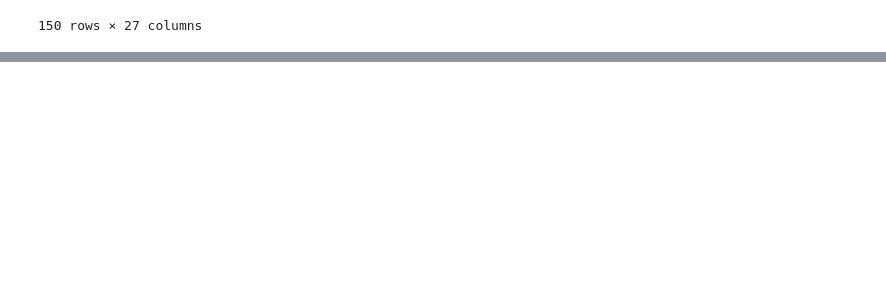
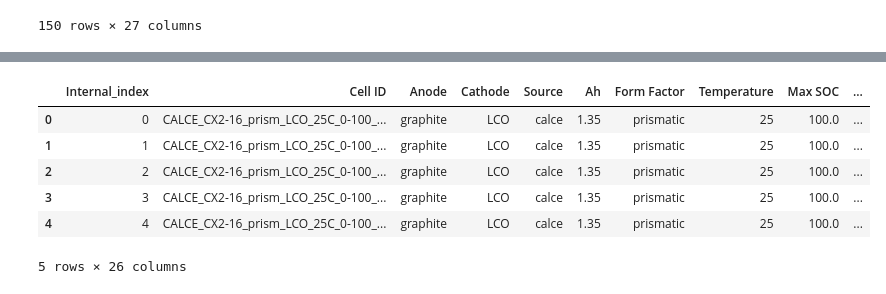
Before and after one commit to iociveteres/ML-project, a Jupyter notebook: merge_notebook.ipynb, the cells around one changed output, grey strips where cells are left out. Cells and saved outputs as stored; diff of their text form; code cells hidden in the pictures; blank space fills up the shorter version.

```diff
--- a/merge_notebook.ipynb
+++ b/merge_notebook.ipynb
@@ -60,3 +60,10 @@ result_dataframe.tail(150)
 | 15924 | UL-PUR_R20-OV1_18650_NCA_23C_2.5-... | graphite | NCA | UL-PUR | 3.4 | 18650 | 23 | 96.5 | 2.5 | ... |
 | 15925 | UL-PUR_R20-OV1_18650_NCA_23C_2.5-... | graphite | NCA | UL-PUR | 3.4 | 18650 | 23 | 96.5 | 2.5 | ... |
 150 rows × 27 columns
+# %%
+result_dataframe = result_dataframe.rename(columns={'Temperature (C)':'Temperature', 'Charge Rate (C)':'Charge_rate', 'Discharge Rate (C)':'Discharge_rate'})
+# %%
+result_dataframe = result_dataframe.drop('Unnamed: 0', axis=1)
+# %%
+cols = result_dataframe.columns.tolist()
+cols
@@ -62,0 +88,4 @@ result_dataframe.tail(150)
+# %%
+cols.remove('Internal_index')
+cols.insert(0, 'Internal_index')
+cols
@@ -63,2 +110,13 @@ result_dataframe.tail(150)
+# %%
+result_dataframe = result_dataframe[cols]
+result_dataframe.head(5)
+# %% [output]
+|  | Internal_index | Cell ID | Anode | Cathode | Source | Ah | Form Factor | Temperature | Max SOC | ... |
+| 0 | 0 | CALCE_CX2-16_prism_LCO_25C_0-100_... | graphite | LCO | calce | 1.35 | prismatic | 25 | 100.0 | ... |
+| 1 | 1 | CALCE_CX2-16_prism_LCO_25C_0-100_... | graphite | LCO | calce | 1.35 | prismatic | 25 | 100.0 | ... |
+| 2 | 2 | CALCE_CX2-16_prism_LCO_25C_0-100_... | graphite | LCO | calce | 1.35 | prismatic | 25 | 100.0 | ... |
+| 3 | 3 | CALCE_CX2-16_prism_LCO_25C_0-100_... | graphite | LCO | calce | 1.35 | prismatic | 25 | 100.0 | ... |
+| 4 | 4 | CALCE_CX2-16_prism_LCO_25C_0-100_... | graphite | LCO | calce | 1.35 | prismatic | 25 | 100.0 | ... |
+5 rows × 26 columns
 # %%
 result_dataframe.to_csv('li-ion_batteries_cycling_stats+metadata_aggregated.csv', index = False)
```
Also changed, not shown: parts of 2 cells of this notebook, 1 other file.
